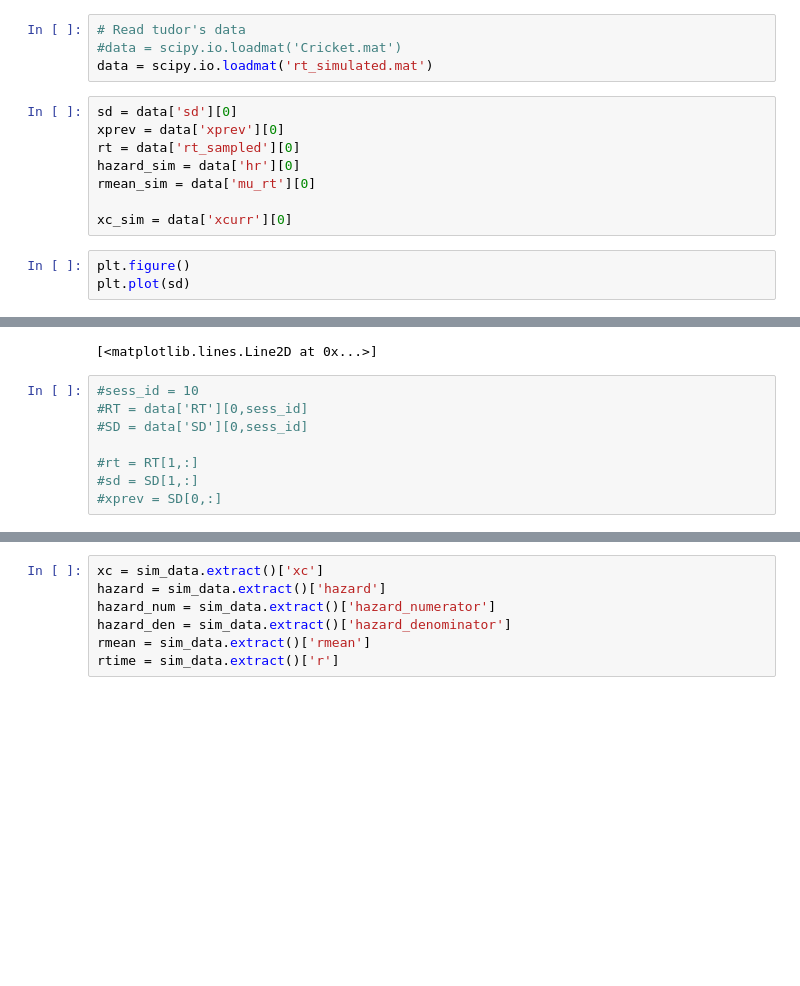
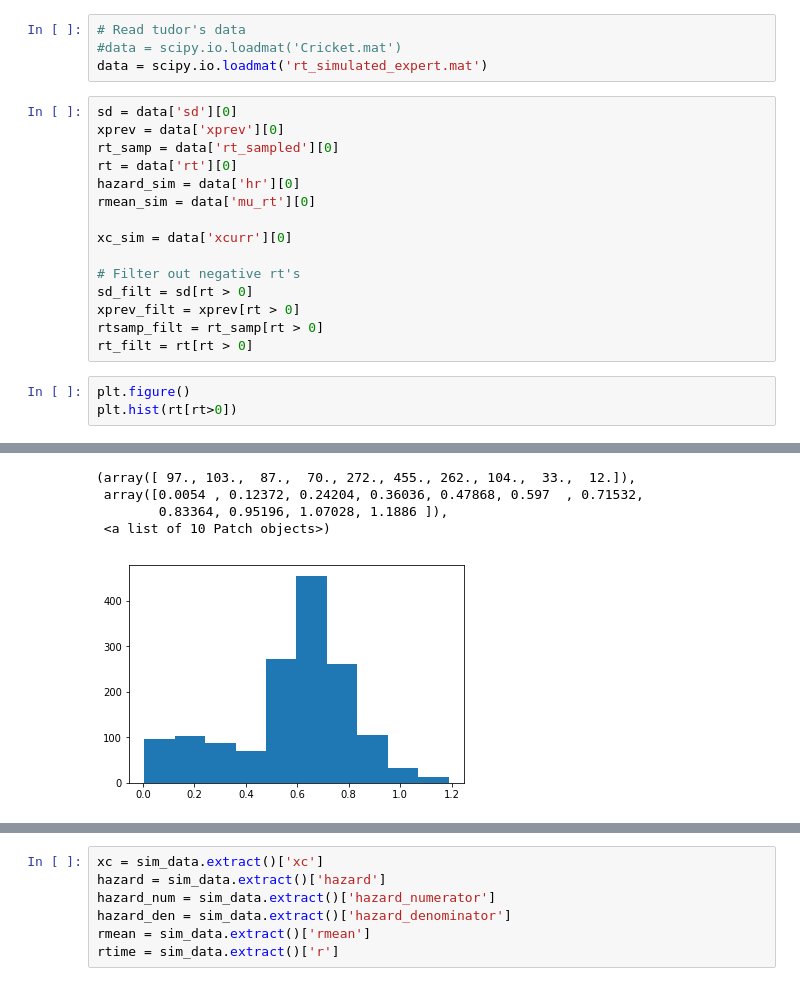
Before and after one commit to nhat-le/marmoset, a Jupyter notebook: bayesian_estimation.ipynb, the cells around one changed output, grey strips where cells are left out. Saved outputs shown, nothing was run; the diff lists cells and outputs as text; blank space fills up the shorter version.

```diff
--- a/bayesian_estimation.ipynb
+++ b/bayesian_estimation.ipynb
@@ -8,16 +24,23 @@ import scipy.io
 # %%
 # Read tudor's data
 #data = scipy.io.loadmat('Cricket.mat')
-data = scipy.io.loadmat('rt_simulated.mat')
+data = scipy.io.loadmat('rt_simulated_expert.mat')
 # %%
 sd = data['sd'][0]
 xprev = data['xprev'][0]
-rt = data['rt_sampled'][0]
+rt_samp = data['rt_sampled'][0]
+rt = data['rt'][0]
 hazard_sim = data['hr'][0]
 rmean_sim = data['mu_rt'][0]
 
 xc_sim = data['xcurr'][0]
+
+# Filter out negative rt's
+sd_filt = sd[rt > 0]
+xprev_filt = xprev[rt > 0]
+rtsamp_filt = rt_samp[rt > 0]
+rt_filt = rt[rt > 0]
 # %%
 plt.figure()
-plt.plot(sd)
+plt.hist(rt[rt>0])
 # %% [output]
@@ -26,9 +47,5 @@ plt.plot(sd)
-[<matplotlib.lines.Line2D at 0x...>]
+(array([ 97., 103.,  87.,  70., 272., 455., 262., 104.,  33.,  12.]),
+ array([0.0054 , 0.12372, 0.24204, 0.36036, 0.47868, 0.597  , 0.71532,
+        0.83364, 0.95196, 1.07028, 1.1886 ]),
+ <a list of 10 Patch objects>)
+[figure, added]
-# %%
-#sess_id = 10
-#RT = data['RT'][0,sess_id]
-#SD = data['SD'][0,sess_id]
-
-#rt = RT[1,:]
-#sd = SD[1,:]
-#xprev = SD[0,:]
```
Also changed, not shown: parts of 23 cells of this notebook, 3 other files.
